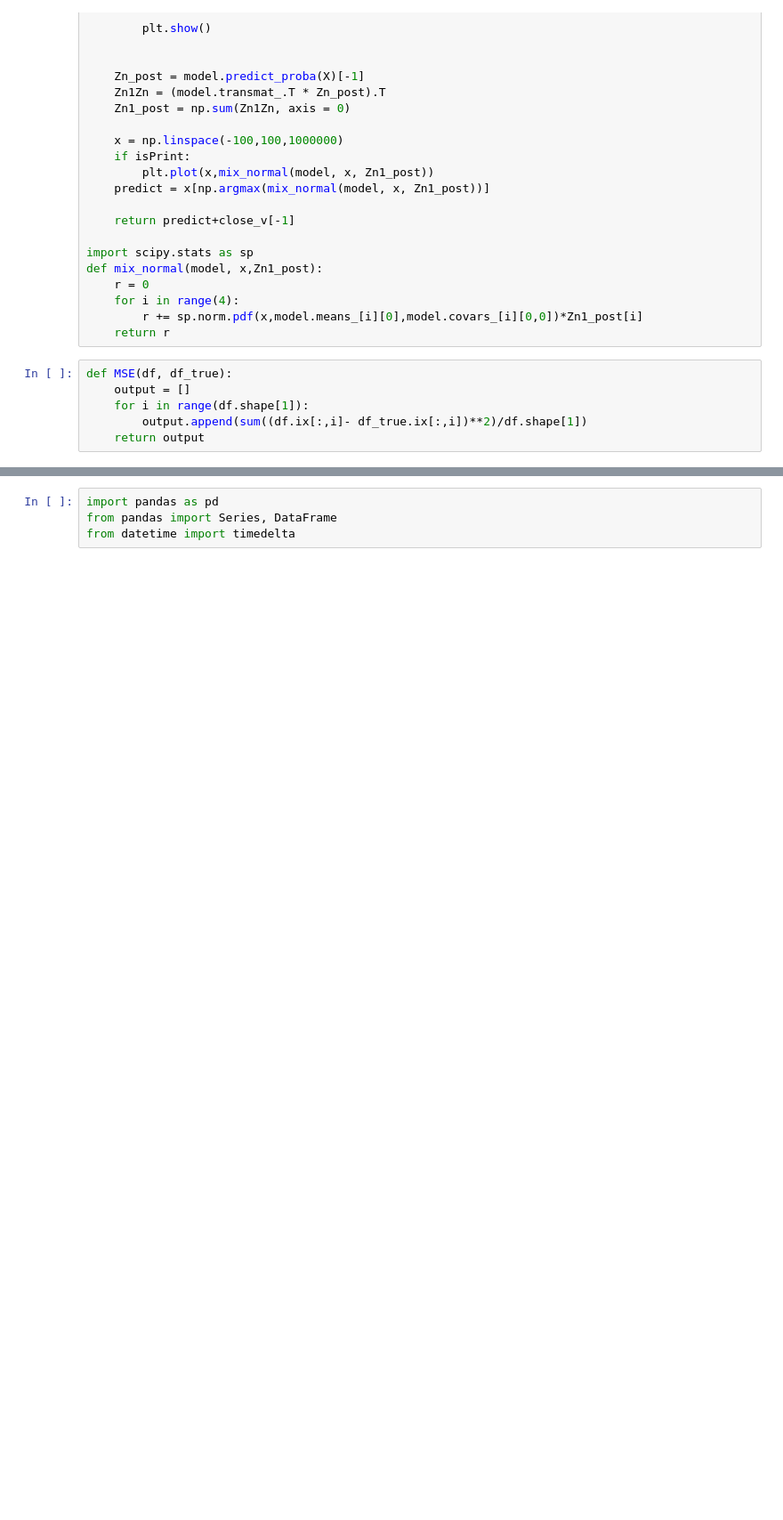
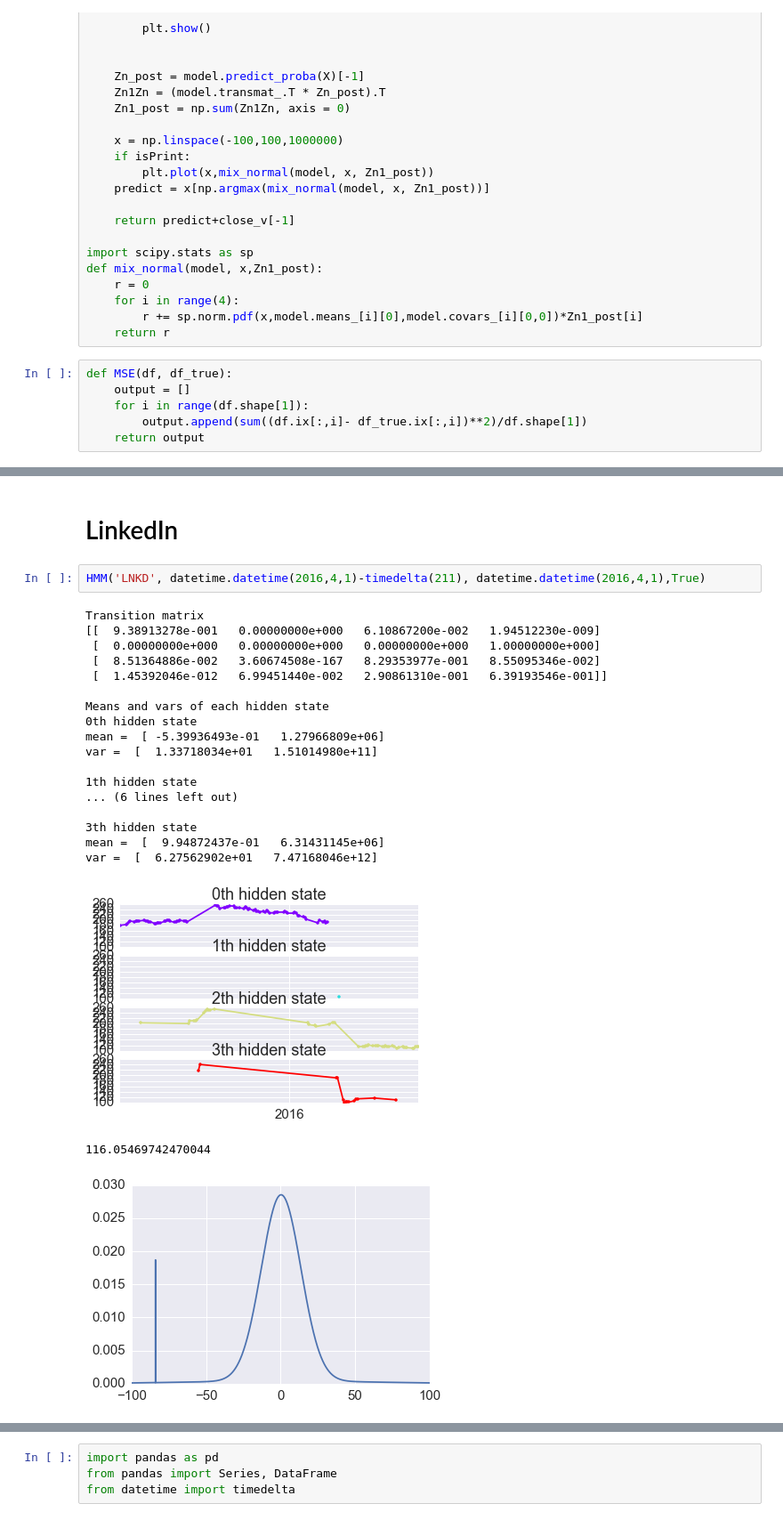
Before and after one commit to yulinlei/Stock-Market-Prediction, a Jupyter notebook: HMM.ipynb, the cells around one changed output, grey strips where cells are left out. Shown at 89% size. Saved outputs shown, nothing was run; the diff lists cells and outputs as text; blank space fills up the shorter version.

```diff
--- a/HMM.ipynb
+++ b/HMM.ipynb
@@ -130,2 +131,27 @@ var =  [  3.35962786e+02   5.04378695e+11]
 750.58487367490068
 [figure]
+# %% [markdown]
+# LinkedIn
+# %%
+HMM('LNKD', datetime.datetime(2016,4,1)-timedelta(211), datetime.datetime(2016,4,1),True)
+# %% [output]
+Transition matrix
+[[  9.38913278e-001   0.00000000e+000   6.10867200e-002   1.94512230e-009]
+ [  0.00000000e+000   0.00000000e+000   0.00000000e+000   1.00000000e+000]
+ [  8.51364886e-002   3.60674508e-167   8.29353977e-001   8.55095346e-002]
+ [  1.45392046e-012   6.99451440e-002   2.90861310e-001   6.39193546e-001]]
+
+Means and vars of each hidden state
+0th hidden state
+mean =  [ -5.39936493e-01   1.27966809e+06]
+var =  [  1.33718034e+01   1.51014980e+11]
+
+1th hidden state
+... (6 lines left out)
+
+3th hidden state
+mean =  [  9.94872437e-01   6.31431145e+06]
+var =  [  6.27562902e+01   7.47168046e+12]
+[figure, added]
+116.05469742470044
+[figure, added]
```
Also changed, not shown: parts of 13 cells of this notebook.
